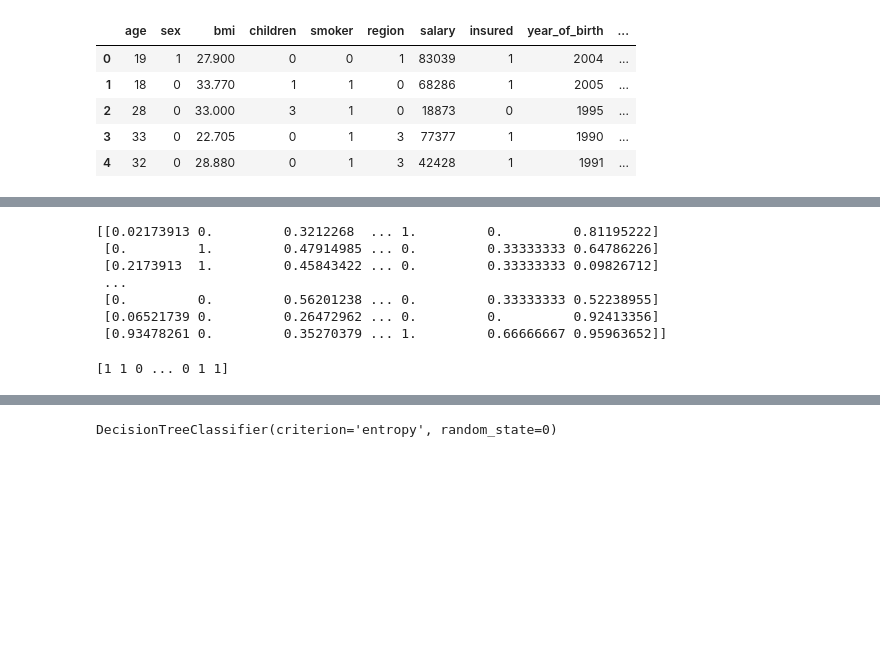
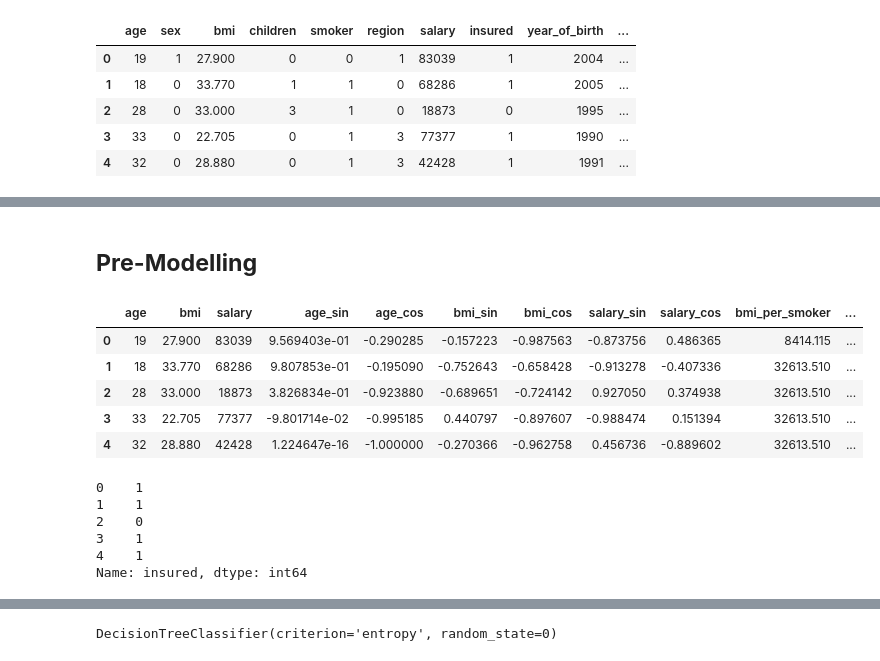
Before and after one commit to ShannonT20/first-project-Health-Insurance-Challange, a Jupyter notebook: Health_Insurance_Prediction.ipynb, the cells around one changed output, grey strips where cells are left out. Drawn from its saved outputs; the diff is of its cells as text; code cells hidden in the pictures; blank space fills up the shorter version.

```diff
--- a/Health_Insurance_Prediction.ipynb
+++ b/Health_Insurance_Prediction.ipynb
@@ -282,3 +282,20 @@ data_health.head()
 | 2 | 28 | 0 | 33.000 | 3 | 1 | 0 | 18873 | 0 | 1995 | ... |
 | 3 | 33 | 0 | 22.705 | 0 | 1 | 3 | 77377 | 1 | 1990 | ... |
 | 4 | 32 | 0 | 28.880 | 0 | 1 | 3 | 42428 | 1 | 1991 | ... |
+# %%
+from feature_engine.creation import CyclicalFeatures
+
+cf = CyclicalFeatures()
+
+# creating cyclical features
+cyclical_featres=cf.fit_transform(
+    X=data_health[
+        [
+            "age",
+            "bmi",
+            "salary",
+        ]
+    ],
+    y=data_health["insured"],
+)
+cyclical_featres.head()
@@ -285 +309,11 @@ data_health.head()
+# %%
+#merging_objects into dataframe
+data_health = cyclical_featres.merge(
+    data_health[data_health.columns.difference(cyclical_featres.columns)],
+    how='left',
+    right_index=True,
+    left_index=True
+)
+# %%
+data_health[['children', 'region', 'sex', 'smoker','year_of_birth']] = data_health[['children', 'region', 'sex', 'smoker','year_of_birth']].astype(int)
 # %%
@@ -322,21 +339,2 @@ Y=data_health["insured"].values
-# %%
-#Values for Feature value
-from sklearn import preprocessing
-def normalise(x):
-    min_max_scaler=preprocessing.MinMaxScaler().fit_transform(x)
-    return min_max_scaler
-X=normalise(X)
-print(X)
-# %% [output]
-[[0.02173913 0.         0.3212268  ... 1.         0.         0.81195222]
- [0.         1.         0.47914985 ... 0.         0.33333333 0.64786226]
- [0.2173913  1.         0.45843422 ... 0.         0.33333333 0.09826712]
- ...
- [0.         0.         0.56201238 ... 0.         0.33333333 0.52238955]
- [0.06521739 0.         0.26472962 ... 0.         0.         0.92413356]
- [0.93478261 0.         0.35270379 ... 1.         0.66666667 0.95963652]]
-# %%
-#Values for Target variable
-print(Y)
-# %% [output]
-[1 1 0 ... 0 1 1]
+# %% [markdown]
+## **Pre-Modelling**
@@ -342,0 +344,18 @@ print(Y)
+# %%
+X.head()
+# %% [output]
+|  | age | bmi | salary | age_sin | age_cos | bmi_sin | bmi_cos | salary_sin | salary_cos | bmi_per_smoker | ... |
+| 0 | 19 | 27.900 | 83039 | 9.569403e-01 | -0.290285 | -0.157223 | -0.987563 | -0.873756 | 0.486365 | 8414.115 | ... |
+| 1 | 18 | 33.770 | 68286 | 9.807853e-01 | -0.195090 | -0.752643 | -0.658428 | -0.913278 | -0.407336 | 32613.510 | ... |
+| 2 | 28 | 33.000 | 18873 | 3.826834e-01 | -0.923880 | -0.689651 | -0.724142 | 0.927050 | 0.374938 | 32613.510 | ... |
+| 3 | 33 | 22.705 | 77377 | -9.801714e-02 | -0.995185 | 0.440797 | -0.897607 | -0.988474 | 0.151394 | 32613.510 | ... |
+| 4 | 32 | 28.880 | 42428 | 1.224647e-16 | -1.000000 | -0.270366 | -0.962758 | 0.456736 | -0.889602 | 32613.510 | ... |
+# %%
+y[:5]
+# %% [output]
+0    1
+1    1
+2    0
+3    1
+4    1
+Name: insured, dtype: int64
```
Also changed, not shown: parts of 26 cells of this notebook.
